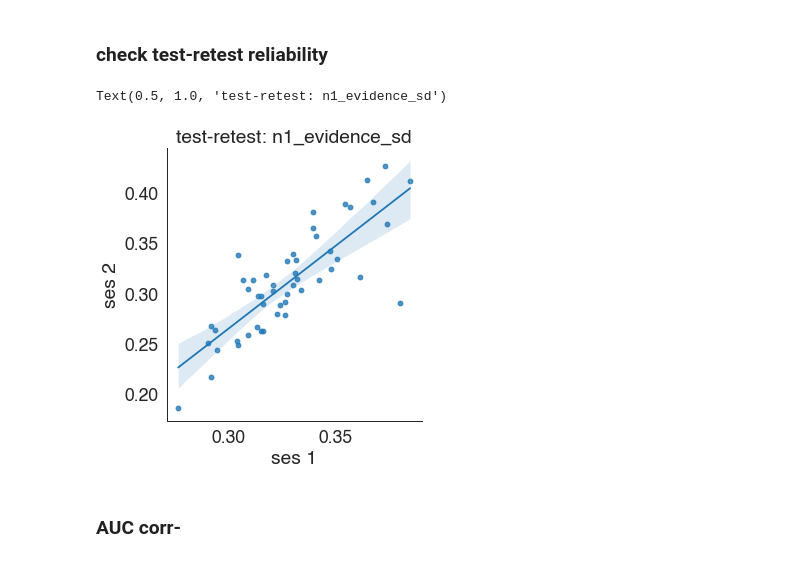
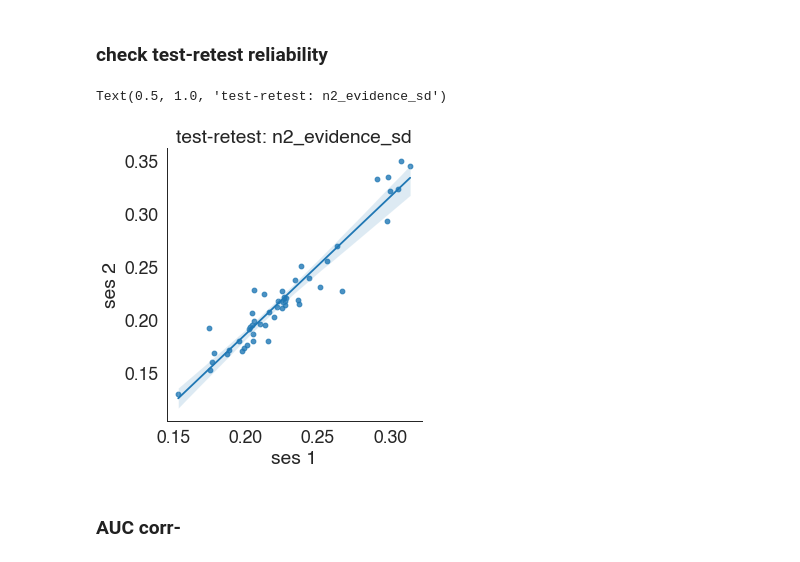
Before and after one commit to Gilles86/stress_risk, a Jupyter notebook: stress_risk/plots_for_paper/poster_fig_probit.ipynb, the cells around one changed output. Drawn from its saved outputs; the diff is of its cells as text; code cells hidden in the pictures.

```diff
--- a/stress_risk/plots_for_paper/poster_fig_probit.ipynb
+++ b/stress_risk/plots_for_paper/poster_fig_probit.ipynb
@@ -368,19 +368,19 @@ fac = sns.lmplot(data=df_comb_int.reset_index() , x =y_var, y = 'sds',hue='sessi
 # %% [markdown]
 ### check test-retest reliability
 # %%
-param = 'n1_evidence_sd'
+param = 'n2_evidence_sd'
 df1 = df_comb_int.xs(1,0,'session')[param].to_frame()
 df2 = df_comb_int.xs(2,0,'session')[param].to_frame()
 
 df1 = df1.rename(mapper={param : f'ses 1'},axis=1)
 df2 = df2.rename(mapper={param : f'ses 2'},axis=1)
 
 temp = pd.concat([df1,df2],axis=1)
 fac = sns.lmplot(data=temp , x ='ses 1', y = 'ses 2') #, hue='group'
 plt.title(f'test-retest: {param}')
 # %% [output]
-Text(0.5, 1.0, 'test-retest: n1_evidence_sd')
+Text(0.5, 1.0, 'test-retest: n2_evidence_sd')
-[figure, old version]
+[figure, new version]
 # %% [markdown]
 ### AUC corr-
 # %%
```
Also changed, not shown: parts of 1 cell of this notebook, 2 other files.
